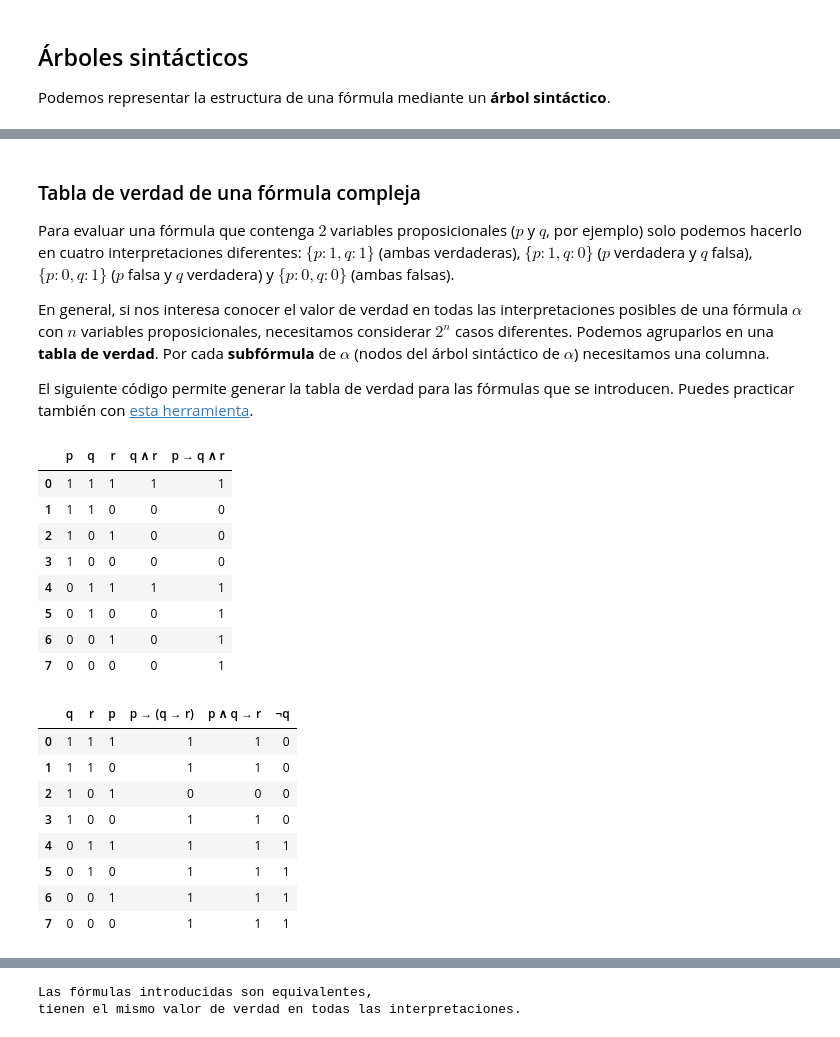
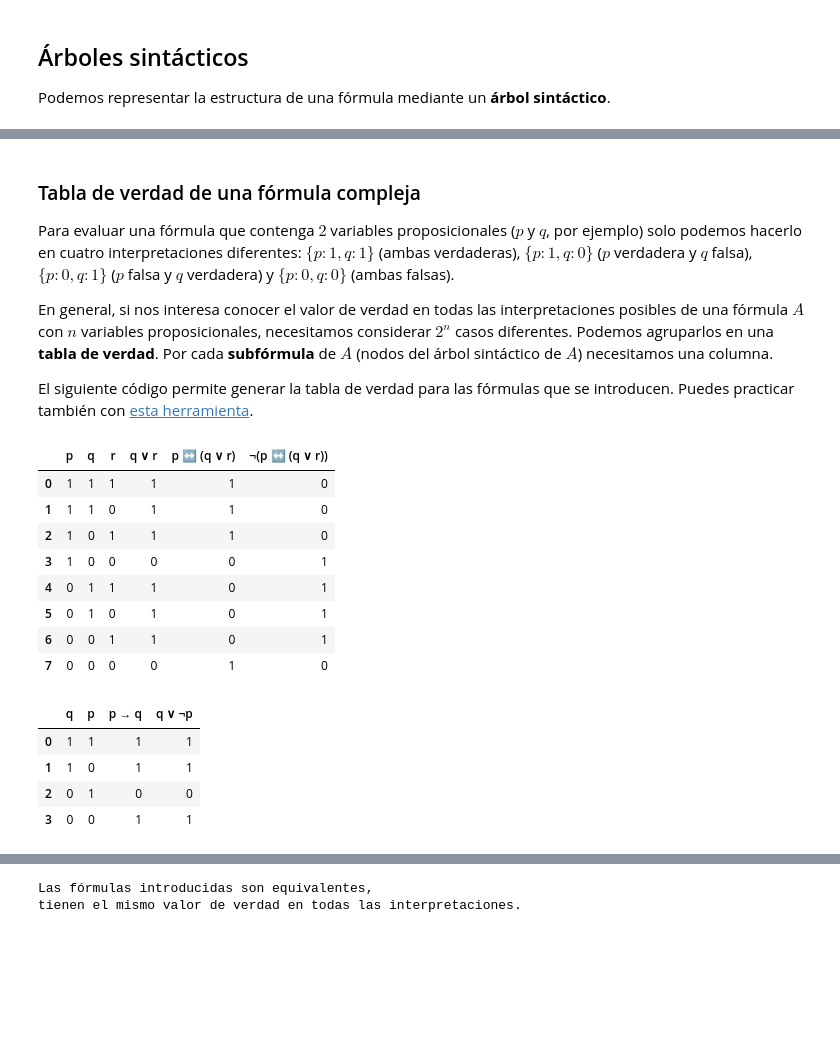
Before and after one commit to fersoler/LogiCoLab, a Jupyter notebook: LogicaPropLengSem.ipynb, the cells around one changed output, grey strips where cells are left out. Drawn from its saved outputs; the diff is of its cells as text; code cells hidden in the pictures; blank space fills up the shorter version.

```diff
--- a/LogicaPropLengSem.ipynb
+++ b/LogicaPropLengSem.ipynb
@@ -533,7 +533,7 @@ graphviz.Source(dot)
 Para evaluar una fórmula que contenga $2$ variables proposicionales ($p$ y $q$, por ejemplo) solo podemos hacerlo en cuatro interpretaciones diferentes: $\{p: 1, q:1\}$ (ambas verdaderas),  $\{p: 1, q:0\}$ ($p$ verdadera y $q$ falsa),
 $\{p: 0, q:1\}$ ($p$ falsa y $q$ verdadera) y $\{p: 0, q:0\}$ (ambas falsas).
 
-En general, si nos interesa conocer el valor de verdad en todas las interpretaciones posibles de una fórmula $\alpha$ con $n$ variables proposicionales, necesitamos considerar $2^n$ casos diferentes. Podemos agruparlos en una **tabla de verdad**. Por cada **subfórmula** de $\alpha$ (nodos del árbol sintáctico de $\alpha$) necesitamos una columna.
+En general, si nos interesa conocer el valor de verdad en todas las interpretaciones posibles de una fórmula $ A $ con $n$ variables proposicionales, necesitamos considerar $2^n$ casos diferentes. Podemos agruparlos en una **tabla de verdad**. Por cada **subfórmula** de $ A $ (nodos del árbol sintáctico de $ A $) necesitamos una columna.
 
 El siguiente código permite generar la tabla de verdad para las fórmulas que se introducen. Puedes practicar también con [esta herramienta](https://fersoler.github.io/TruthTables/).
 # %%
@@ -541,7 +541,7 @@ El siguiente código permite generar la tabla de verdad para las fórmulas que s
 #@markdown se puede comprobar el valor de verdad de la fórmula en todas las
 #@markdown interpretaciones.
 
-formula = "p -> q & r" #@param ["p -> q & r", "¬(p <-> q | r)", "p & q <-> p | q"]  {allow-input: true}
+formula = "¬(p <-> q | r)" #@param ["p -> q & r", "¬(p <-> q | r)", "p & q <-> p | q"]  {allow-input: true}
 
 fml = nltk_to_sympy(parseFml(formula))
 subfs = subforms(fml)
@@ -567,50 +567,46 @@ for values in itertools.product([True, False], repeat=len(atoms)):
 pd.set_option('display.colheader_justify', 'center')
 df
 # %% [output]
-|  | p | q | r | q ∧ r | p → q ∧ r |
-| 0 | 1 | 1 | 1 | 1 | 1 |
-| 1 | 1 | 1 | 0 | 0 | 0 |
-| 2 | 1 | 0 | 1 | 0 | 0 |
-| 3 | 1 | 0 | 0 | 0 | 0 |
-| 4 | 0 | 1 | 1 | 1 | 1 |
-| 5 | 0 | 1 | 0 | 0 | 1 |
-| 6 | 0 | 0 | 1 | 0 | 1 |
-| 7 | 0 | 0 | 0 | 0 | 1 |
+|  | p | q | r | q ∨ r | p ↔ (q ∨ r) | ¬(p ↔ (q ∨ r)) |
+| 0 | 1 | 1 | 1 | 1 | 1 | 0 |
+| 1 | 1 | 1 | 0 | 1 | 1 | 0 |
+| 2 | 1 | 0 | 1 | 1 | 1 | 0 |
+| 3 | 1 | 0 | 0 | 0 | 0 | 1 |
+| 4 | 0 | 1 | 1 | 1 | 0 | 1 |
+| 5 | 0 | 1 | 0 | 1 | 0 | 1 |
+| 6 | 0 | 0 | 1 | 1 | 0 | 1 |
+| 7 | 0 | 0 | 0 | 0 | 1 | 0 |
 # %%
 #@title Tabla de verdad de varias fórmulas
 
 #@markdown Introducir varias fórmulas separadas por comas.
 #@markdown Se muestra la tabla de verdad conjunta de todas las
 #@markdown fórmulas.
 
 #@markdown > 💡 La tabla resultante no incluye las subfórmulas de las fórmulas proporcionadas.
 
 
-formulas = "p -> (q -> r), p & q -> r, ¬q" #@param ["p -> (q -> r), p & q -> r, ¬q", "p -> q, ¬p | q", "p -> q, ¬q, ¬p", "p & q, p | q | r"]  {allow-input: true}
+formulas = "p -> q, ¬p | q" #@param ["p -> (q -> r), p & q -> r, ¬q", "p -> q, ¬p | q", "p -> q, ¬q, ¬p", "p & q, p | q | r"]  {allow-input: true}
 
 fmls = [nltk_to_sympy(parseFml(f)) for f in formulas.split(',')]
 atoms = [nltk_to_sympy(parseFml(a)) for a in getAtoms(formulas.replace(',',' '))]
 df = pd.DataFrame(columns=[printTXT(f) for f in atoms+fmls])
 # Evaluate the formulas for all possible combinations of truth values
 for values in itertools.product([True, False], repeat=len(atoms)):
     # Assign the truth values to the propositional variables
     assignment = {var: value for var, value in zip(atoms, values)}
     # Evaluate the formulas
     df.loc[len(df)] = [TF_2_10(bf.subs(assignment)) for bf in atoms+fmls]
 
 # Resulting truth table
 pd.set_option('display.colheader_justify', 'center')
 df
 # %% [output]
-|  | q | r | p | p → (q → r) | p ∧ q → r | ¬q |
-| 0 | 1 | 1 | 1 | 1 | 1 | 0 |
-| 1 | 1 | 1 | 0 | 1 | 1 | 0 |
-| 2 | 1 | 0 | 1 | 0 | 0 | 0 |
-| 3 | 1 | 0 | 0 | 1 | 1 | 0 |
-| 4 | 0 | 1 | 1 | 1 | 1 | 1 |
-| 5 | 0 | 1 | 0 | 1 | 1 | 1 |
-| 6 | 0 | 0 | 1 | 1 | 1 | 1 |
-| 7 | 0 | 0 | 0 | 1 | 1 | 1 |
+|  | q | p | p → q | q ∨ ¬p |
+| 0 | 1 | 1 | 1 | 1 |
+| 1 | 1 | 0 | 1 | 1 |
+| 2 | 0 | 1 | 0 | 0 |
+| 3 | 0 | 0 | 1 | 1 |
 # %% [markdown]
 ## Tautologías y contradicciones
 
```
Also changed, not shown: parts of 8 cells of this notebook.
